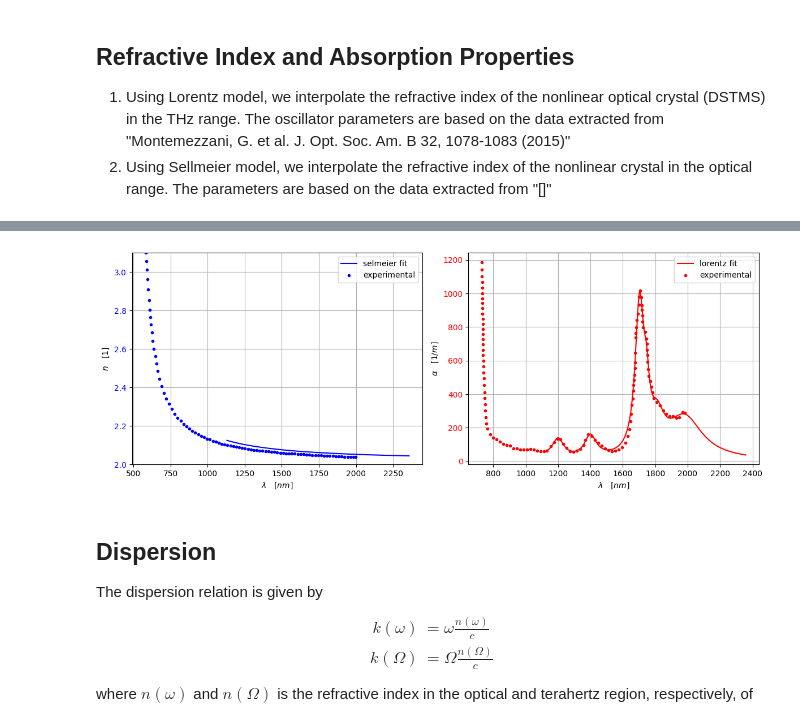
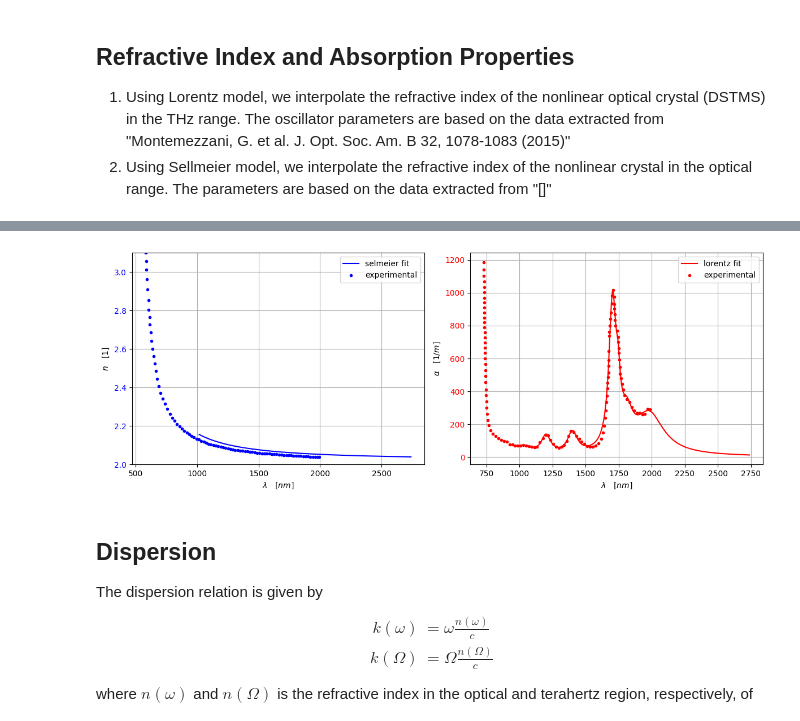
Before and after one commit to p-engel/nonlinear_optics, a Jupyter notebook: optical_rectification/analysis.ipynb, the cells around one changed output, grey strips where cells are left out. Saved outputs shown, nothing was run; the diff lists cells and outputs as text; code cells hidden in the pictures.

```diff
--- a/optical_rectification/analysis.ipynb
+++ b/optical_rectification/analysis.ipynb
@@ -84,10 +84,13 @@ where
 fig, (ax, ax1) = plt.subplots(1, 2, figsize=(14, 5))
 
 # initialize Gaussian
-f0 = c_thz / 1425e-9  # [THz]
-t_fwhm = 35e-3 # [ps]
+lam0 = 1425e-9                                            # [nm]
+f0 = c_thz / lam0                                         # [THz]
+t_fwhm = 35e-3                                            # [ps]
 b0 = 2 / ( np.sqrt(2*np.log(2)) ) * 1e-3
-g = definitions.Gaussian(freq=f0, duration=t_fwhm, waist=b0, Nr=40)
+pulse = definitions.Gaussian(
+    freq=f0, duration=t_fwhm, waist=b0, Nr=40, Nw=2**11
+)
 
 # domain
 r = np.linspace(-4e-3, 4e-3, 300)
@@ -95,7 +98,7 @@ r_pos = r[r >= 0]
 z = np.linspace(-15e-6, 15e-6, 1000)
 Z, R = np.meshgrid(z, r)
 
-E = g.amplitude(R, Z) * np.exp(1j * g.k0 * Z)
+E = pulse.amplitude(r=R, z=Z) * np.exp(1j * pulse.k0 * Z)
 vmax = np.max(np.abs(E))
 im = ax.imshow(
     abs(np.real(E)),
@@ -111,12 +114,12 @@ ax.set_ylabel('r [mm]')
 ax.set_title('Gaussian Beam Electric Field')
 plt.colorbar(
     im, ax=ax,
-    label=r'$\vert {\rm Re}\{E_0\} \vert \quad [V/m]$'
+    label=r'$\vert {\rm Re}\{E\} \vert \quad [V/m]$'
 )
 
 # --- Gaussian envelope at z=0 ---
-I0 = abs( g.amplitude(r_pos, 0) )**2 / (2 * 377)
-P = I0 * (np.pi * g.waist0**2 / 2)
+I0 = abs( pulse.amplitude(r_pos, 0) )**2 / (2 * 377)
+P = I0 * (np.pi * pulse.waist0**2 / 2)
 ax1.plot(r_pos*1e3, P*1e-9, 'r')
 ax1.set_ylabel(r"$P_{\rm peak}(r, z=0) \quad [GW]$")
 ax1.set_title("Gaussian beam envelope at z=0")
@@ -126,7 +129,7 @@ ax1.set_xlim([0, max(r_pos*1e3)])
 plt.tight_layout()
 plt.show()
 
-print("The peak power is ", g.peak_power*1e-9, " [GW]")
+print("The peak power is ", pulse.peak_power*1e-9, " [GW]")
 # %% [output]
 [figure]
 The peak power is  4.858232784132483  [GW]
@@ -356,35 +527,36 @@ plt.grid(True)
 # %%
 # Visualize refractive index in Optical region
-fig5, (ax5, ax5b) = plt.subplots(1,2,figsize=(12,4.5))
+fig9, (ax9, ax9b) = plt.subplots(1,2,figsize=(12,4.5))
 
 index_w = definitions.Index(pulse.w, param=par.p2, s=par.s2)
 df_n = pd.read_csv(par.fname_n_opt, header=None)
 df_alpha = pd.read_csv(par.fname_alpha_opt, header=None)
 df_n.columns = ["lambda_nm", "n"]
 df_alpha.columns = ["lambda_nm", "alpha_per_cm"]
 
-ax5.plot(lam, index_w.sellmeier(), 'b', label='selmeier fit')
-ax5.plot(df_n["lambda_nm"], df_n["n"], '.b', label='experimental')
-ax5.set_xlabel(r'$\lambda \quad [nm]$')
-ax5.set_ylabel(r"$n \quad [1]$")
-ax5.legend()
-ax5.set_ylim(2, 3.1)
-ax5.tick_params(axis='y',labelcolor='b')
-ax5.grid(True)
+lam = c_thz * 2*np.pi / pulse.w * 1e9
+ax9.plot(lam, index_w.sellmeier(), 'b', label='selmeier fit')
+ax9.plot(df_n["lambda_nm"], df_n["n"], '.b', label='experimental')
+ax9.set_xlabel(r'$\lambda \quad [nm]$')
+ax9.set_ylabel(r"$n \quad [1]$")
+ax9.legend()
+ax9.set_ylim(2, 3.1)
+ax9.tick_params(axis='y',labelcolor='b')
+ax9.grid(True)
 # ax5b = ax5.twinx()
-ax5b.plot(lam, index_w.alpha(), 'r', label='lorentz fit')
-ax5b.plot(
+ax9b.plot(lam, index_w.alpha(), 'r', label='lorentz fit')
+ax9b.plot(
     df_alpha["lambda_nm"], df_alpha["alpha_per_cm"]*1e2,
     '.r', label='experimental'
 )
-ax5b.set_xlabel(r'$\lambda \quad [nm]$')
-ax5b.set_ylabel(r"$\alpha \quad [1/m]$")
-ax5b.tick_params(axis='y',labelcolor='r')
-ax5b.legend()
-ax5b.grid(True)
-fig5.tight_layout()
+ax9b.set_xlabel(r'$\lambda \quad [nm]$')
+ax9b.set_ylabel(r"$\alpha \quad [1/m]$")
+ax9b.tick_params(axis='y',labelcolor='r')
+ax9b.legend()
+ax9b.grid(True)
+fig9.tight_layout()
 # %% [output]
-[figure, old version]
+[figure, new version]
 # %% [markdown]
 ## Dispersion
 
```
Also changed, not shown: parts of 24 cells of this notebook, 2 other files.
